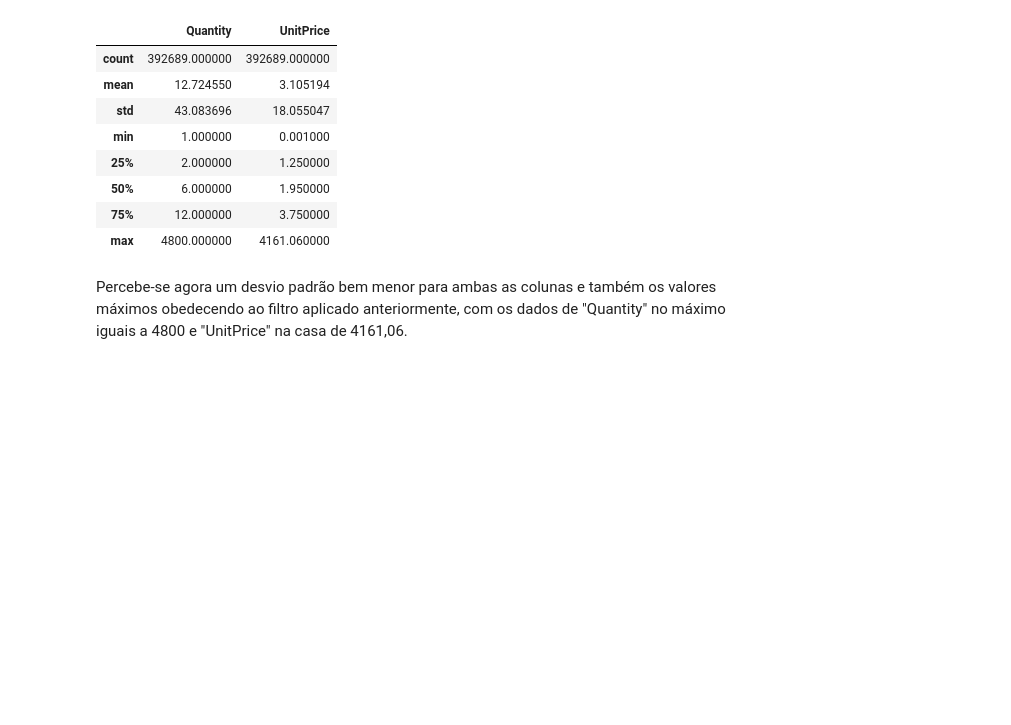
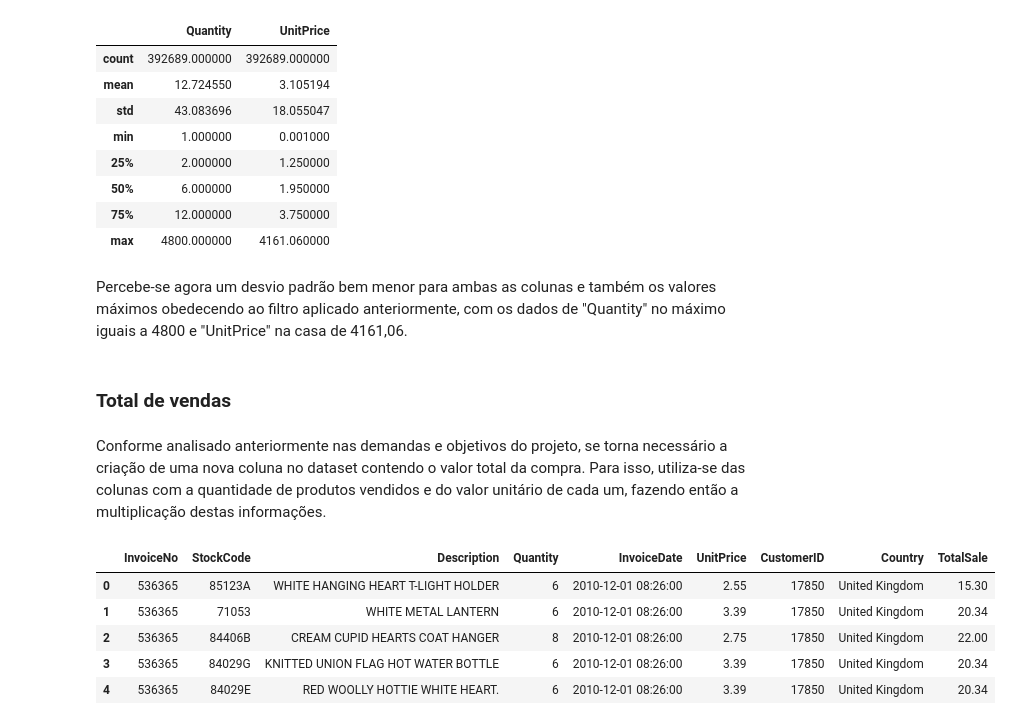
Before and after one commit to rfprates/analise_rfm_de_clientes, a Jupyter notebook: case_analise_rfm.ipynb, the cells around one changed output. Drawn from its saved outputs; the diff is of its cells as text; code cells hidden in the pictures; blank space fills up the shorter version.

Commit message:
total_sales

```diff
--- a/case_analise_rfm.ipynb
+++ b/case_analise_rfm.ipynb
@@ -426,3 +426,18 @@ customer_df.select_dtypes('number').drop(columns = 'CustomerID').describe()
 | max | 4800.000000 | 4161.060000 |
 # %% [markdown]
 Percebe-se agora um desvio padrão bem menor para ambas as colunas e também os valores máximos obedecendo ao filtro aplicado anteriormente, com os dados de "Quantity" no máximo iguais a 4800 e "UnitPrice" na casa de 4161,06.
+# %% [markdown]
+### Total de vendas
+# %% [markdown]
+Conforme analisado anteriormente nas demandas e objetivos do projeto, se torna necessário a criação de uma nova coluna no dataset contendo o valor total da compra. Para isso, utiliza-se das colunas com a quantidade de produtos vendidos e do valor unitário de cada um, fazendo então a multiplicação destas informações.
+# %%
+customer_df['TotalSale'] = customer_df['Quantity']*customer_df['UnitPrice']
+# %%
+customer_df.head()
+# %% [output]
+|  | InvoiceNo | StockCode | Description | Quantity | InvoiceDate | UnitPrice | CustomerID | Country | TotalSale |
+| 0 | 536365 | 85123A | WHITE HANGING HEART T-LIGHT HOLDER | 6 | 2010-12-01 08:26:00 | 2.55 | 17850 | United Kingdom | 15.30 |
+| 1 | 536365 | 71053 | WHITE METAL LANTERN | 6 | 2010-12-01 08:26:00 | 3.39 | 17850 | United Kingdom | 20.34 |
+| 2 | 536365 | 84406B | CREAM CUPID HEARTS COAT HANGER | 8 | 2010-12-01 08:26:00 | 2.75 | 17850 | United Kingdom | 22.00 |
+| 3 | 536365 | 84029G | KNITTED UNION FLAG HOT WATER BOTTLE | 6 | 2010-12-01 08:26:00 | 3.39 | 17850 | United Kingdom | 20.34 |
+| 4 | 536365 | 84029E | RED WOOLLY HOTTIE WHITE HEART. | 6 | 2010-12-01 08:26:00 | 3.39 | 17850 | United Kingdom | 20.34 |
```
